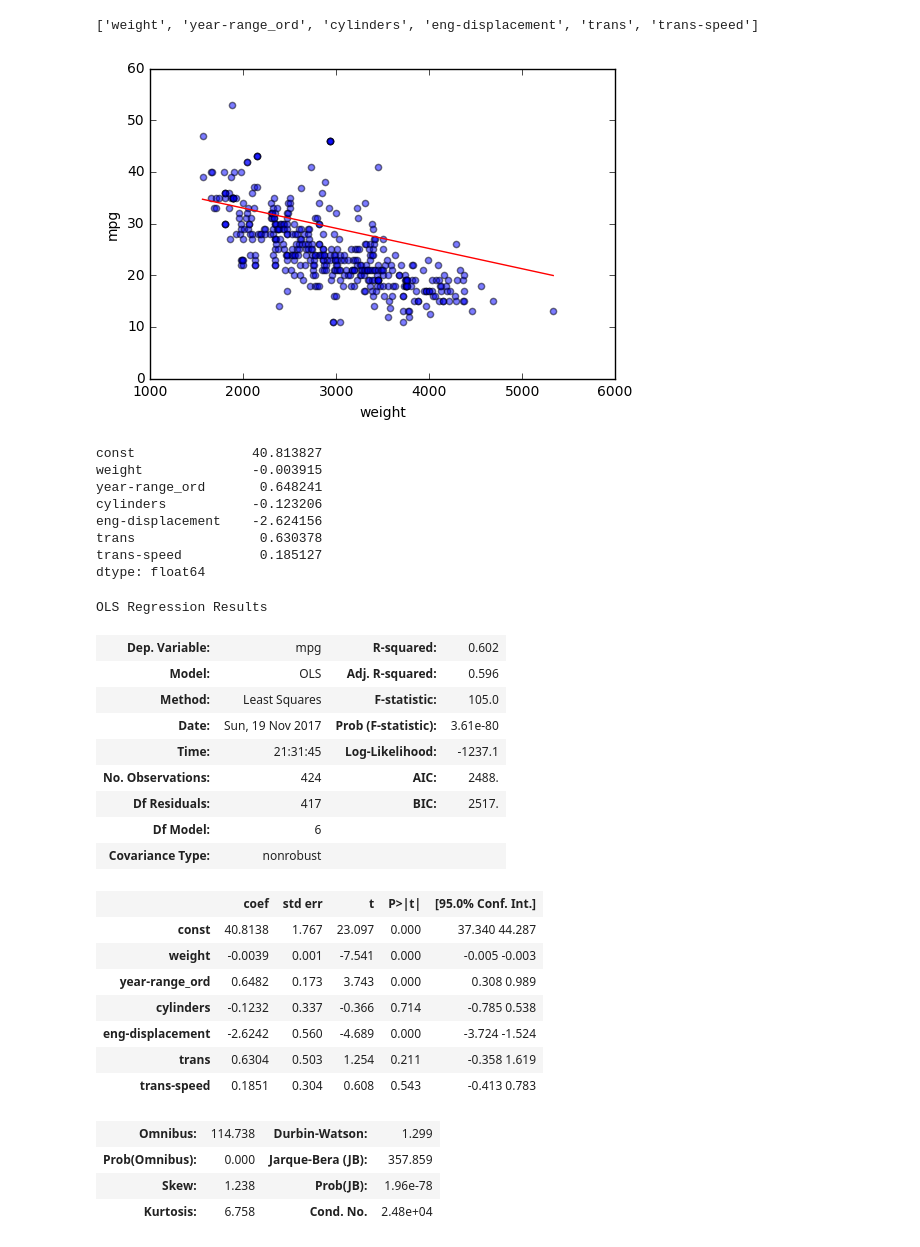
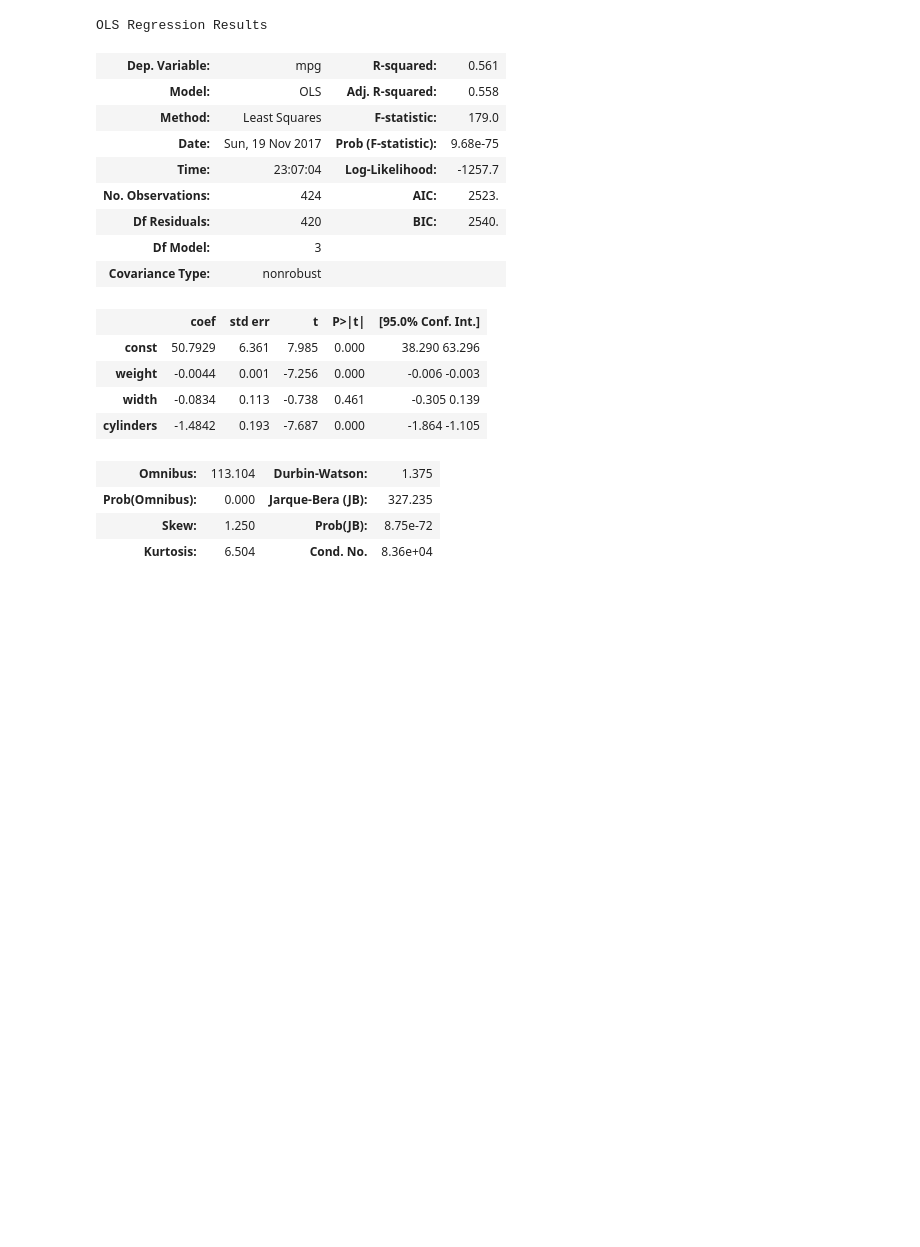
Before and after one commit to sarahlim/iems, a Jupyter notebook: mpg-lab/MPG Lab.ipynb, the cells around one changed output. Cells and saved outputs as stored; diff of their text form; code cells hidden in the pictures; blank space fills up the shorter version.

```diff
--- a/mpg-lab/MPG Lab.ipynb
+++ b/mpg-lab/MPG Lab.ipynb
@@ -10,10 +10,9 @@ import seaborn as sb
 # %%
 df = pd.read_csv('mpg.csv')
-df = df.drop(['name'], axis=1)
+
+# Create categorical variables for weight range and year range
 df['weight-range_ord'] = pd.Categorical(df['weight-range']).codes
 df['year-range_ord'] = pd.Categorical(df['year-range']).codes
 
-q = df['weight'].quantile(0.99)
-
 df.head()
 # %% [output]
@@ -26,66 +49,41 @@ df.head()
 # %%
-# keys = list(set([k for k in df.keys()]).difference(set([
-#     'name', 'mpg'
-# ])))
 keys = [
     'weight',
 #     'weight-range_ord',
-    'year-range_ord',
+#     'year-range_ord',
 #     'model-year',
 #     'length',
-#     'width',
+    'width',
 #     'height',
     'cylinders',
-    'eng-displacement',
-    'trans',
-    'trans-speed',
+#     'eng-displacement',
+#     'trans',
+#     'trans-speed',
 ]
-print(keys)
+
 X = df[keys]
 y = df['mpg']
 X = sm.add_constant(X)
-est = sm.OLS(y, X.astype(float)).fit()
-est.summary()
-
-plt.scatter(df.weight, df.mpg, alpha=0.3)
-plt.xlabel('weight'), plt.ylabel('mpg')
-weight_linspace = np.linspace(df.weight.min(), df.weight.max(), 100)
 
 est = sm.OLS(y, X).fit()
-plt.plot(weight_linspace, est.params[0] + est.params[1] * weight_linspace, 'r')
-plt.show(), plt.gcf().clear()
-print(est.params)
 est.summary()
 # %% [output]
-['weight', 'year-range_ord', 'cylinders', 'eng-displacement', 'trans', 'trans-speed']
+OLS Regression Results
-[figure, removed]
-const               40.813827
-weight              -0.003915
-year-range_ord       0.648241
-cylinders           -0.123206
-eng-displacement    -2.624156
-trans                0.630378
-trans-speed          0.185127
-dtype: float64
-OLS Regression Results
-| Dep. Variable: | mpg | R-squared: | 0.602 |
-| Model: | OLS | Adj. R-squared: | 0.596 |
-| Method: | Least Squares | F-statistic: | 105.0 |
-| Date: | Sun, 19 Nov 2017 | Prob (F-statistic): | 3.61e-80 |
-| Time: | 21:31:45 | Log-Likelihood: | -1237.1 |
-| No. Observations: | 424 | AIC: | 2488. |
-| Df Residuals: | 417 | BIC: | 2517. |
-| Df Model: | 6 |  |  |
+| Dep. Variable: | mpg | R-squared: | 0.561 |
+| Model: | OLS | Adj. R-squared: | 0.558 |
+| Method: | Least Squares | F-statistic: | 179.0 |
+| Date: | Sun, 19 Nov 2017 | Prob (F-statistic): | 9.68e-75 |
+| Time: | 23:07:04 | Log-Likelihood: | -1257.7 |
+| No. Observations: | 424 | AIC: | 2523. |
+| Df Residuals: | 420 | BIC: | 2540. |
+| Df Model: | 3 |  |  |
 | Covariance Type: | nonrobust |  |  |
 |  | coef | std err | t | P>|t| | [95.0% Conf. Int.] |
-| const | 40.8138 | 1.767 | 23.097 | 0.000 | 37.340 44.287 |
-| weight | -0.0039 | 0.001 | -7.541 | 0.000 | -0.005 -0.003 |
-| year-range_ord | 0.6482 | 0.173 | 3.743 | 0.000 | 0.308 0.989 |
-| cylinders | -0.1232 | 0.337 | -0.366 | 0.714 | -0.785 0.538 |
-| eng-displacement | -2.6242 | 0.560 | -4.689 | 0.000 | -3.724 -1.524 |
-| trans | 0.6304 | 0.503 | 1.254 | 0.211 | -0.358 1.619 |
-| trans-speed | 0.1851 | 0.304 | 0.608 | 0.543 | -0.413 0.783 |
+| const | 50.7929 | 6.361 | 7.985 | 0.000 | 38.290 63.296 |
+| weight | -0.0044 | 0.001 | -7.256 | 0.000 | -0.006 -0.003 |
+| width | -0.0834 | 0.113 | -0.738 | 0.461 | -0.305 0.139 |
+| cylinders | -1.4842 | 0.193 | -7.687 | 0.000 | -1.864 -1.105 |
-| Omnibus: | 114.738 | Durbin-Watson: | 1.299 |
-| Prob(Omnibus): | 0.000 | Jarque-Bera (JB): | 357.859 |
-| Skew: | 1.238 | Prob(JB): | 1.96e-78 |
-| Kurtosis: | 6.758 | Cond. No. | 2.48e+04 |
+| Omnibus: | 113.104 | Durbin-Watson: | 1.375 |
+| Prob(Omnibus): | 0.000 | Jarque-Bera (JB): | 327.235 |
+| Skew: | 1.250 | Prob(JB): | 8.75e-72 |
+| Kurtosis: | 6.504 | Cond. No. | 8.36e+04 |
```
Also changed, not shown: parts of 4 cells of this notebook.
